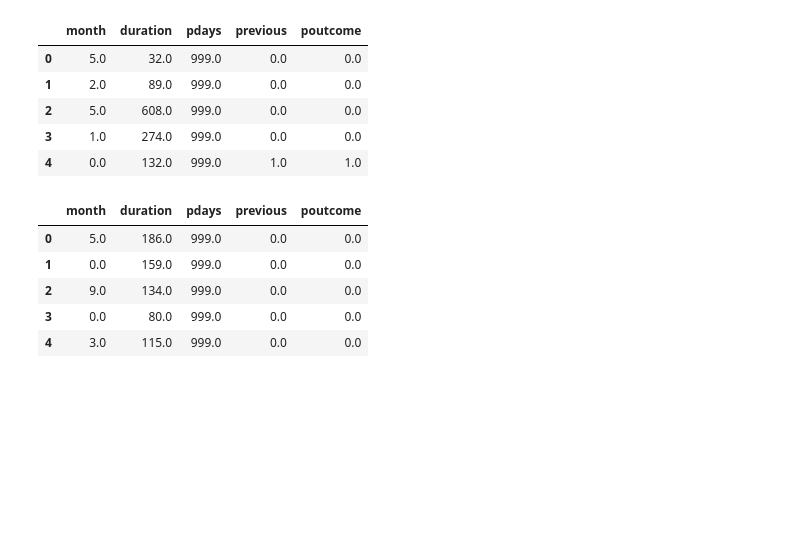
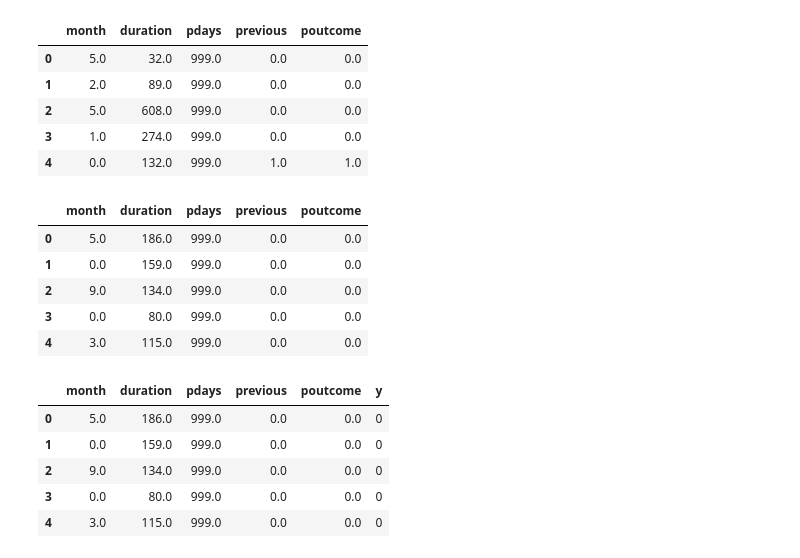
Before and after one commit to emilceinfante/machine-learning-python-template, a Jupyter notebook: src/explore1.ipynb, the cells around one changed output. Saved outputs shown, nothing was run; the diff lists cells and outputs as text; code cells hidden in the pictures; blank space fills up the shorter version.

```diff
--- a/src/explore1.ipynb
+++ b/src/explore1.ipynb
@@ -427,3 +427,17 @@ X_test_sel["y"] = list(y_test)
 # %%
 X_train_sel.to_csv("/workspaces/machine-learning-python-template/data/processed/databank.csv", index=False)
 X_test_sel.to_csv("/workspaces/machine-learning-python-template/data/processed/databank.csv", index=False)
+# %%
+import pandas as pd
+
+train_data = pd.read_csv("/workspaces/machine-learning-python-template/data/processed/databank.csv")
+test_data = pd.read_csv("/workspaces/machine-learning-python-template/data/processed/databank.csv")
+
+train_data.head()
+# %% [output]
+|  | month | duration | pdays | previous | poutcome | y |
+| 0 | 5.0 | 186.0 | 999.0 | 0.0 | 0.0 | 0 |
+| 1 | 0.0 | 159.0 | 999.0 | 0.0 | 0.0 | 0 |
+| 2 | 9.0 | 134.0 | 999.0 | 0.0 | 0.0 | 0 |
+| 3 | 0.0 | 80.0 | 999.0 | 0.0 | 0.0 | 0 |
+| 4 | 3.0 | 115.0 | 999.0 | 0.0 | 0.0 | 0 |
```
Also changed, not shown: parts of 13 cells of this notebook.
